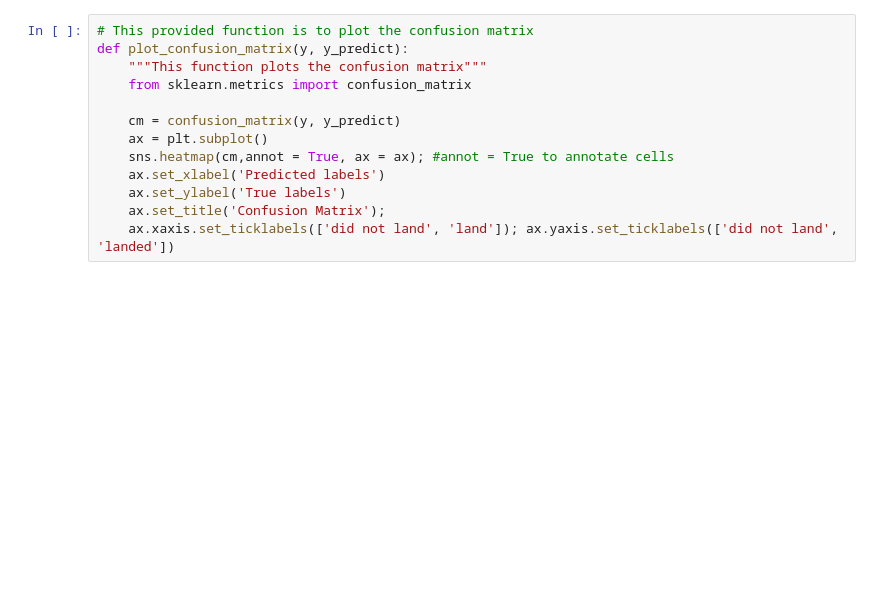
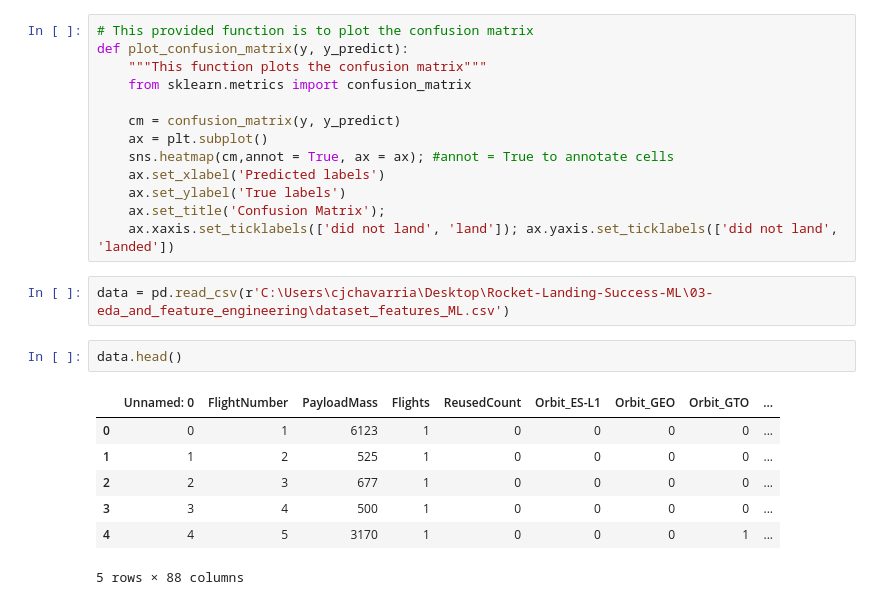
Before and after one commit to ClaudioChavarria/Rocket-Landing-Success-ML, a Jupyter notebook: 04-machine-learning-prediction/04-machine-learning-prediction.ipynb, the cells around one changed output. Drawn from its saved outputs; the diff is of its cells as text; blank space fills up the shorter version.

```diff
--- a/04-machine-learning-prediction/04-machine-learning-prediction.ipynb
+++ b/04-machine-learning-prediction/04-machine-learning-prediction.ipynb
@@ -40,3 +40,15 @@ def plot_confusion_matrix(y, y_predict):
     ax.set_ylabel('True labels')
     ax.set_title('Confusion Matrix');
     ax.xaxis.set_ticklabels(['did not land', 'land']); ax.yaxis.set_ticklabels(['did not land', 'landed'])
+# %%
+data = pd.read_csv(r'C:\Users\cjchavarria\Desktop\Rocket-Landing-Success-ML\03-eda_and_feature_engineering\dataset_features_ML.csv')
+# %%
+data.head()
+# %% [output]
+|  | Unnamed: 0 | FlightNumber | PayloadMass | Flights | ReusedCount | Orbit_ES-L1 | Orbit_GEO | Orbit_GTO | ... |
+| 0 | 0 | 1 | 6123 | 1 | 0 | 0 | 0 | 0 | ... |
+| 1 | 1 | 2 | 525 | 1 | 0 | 0 | 0 | 0 | ... |
+| 2 | 2 | 3 | 677 | 1 | 0 | 0 | 0 | 0 | ... |
+| 3 | 3 | 4 | 500 | 1 | 0 | 0 | 0 | 0 | ... |
+| 4 | 4 | 5 | 3170 | 1 | 0 | 0 | 0 | 1 | ... |
+5 rows × 88 columns
```
Also changed, not shown: 3 other files.
